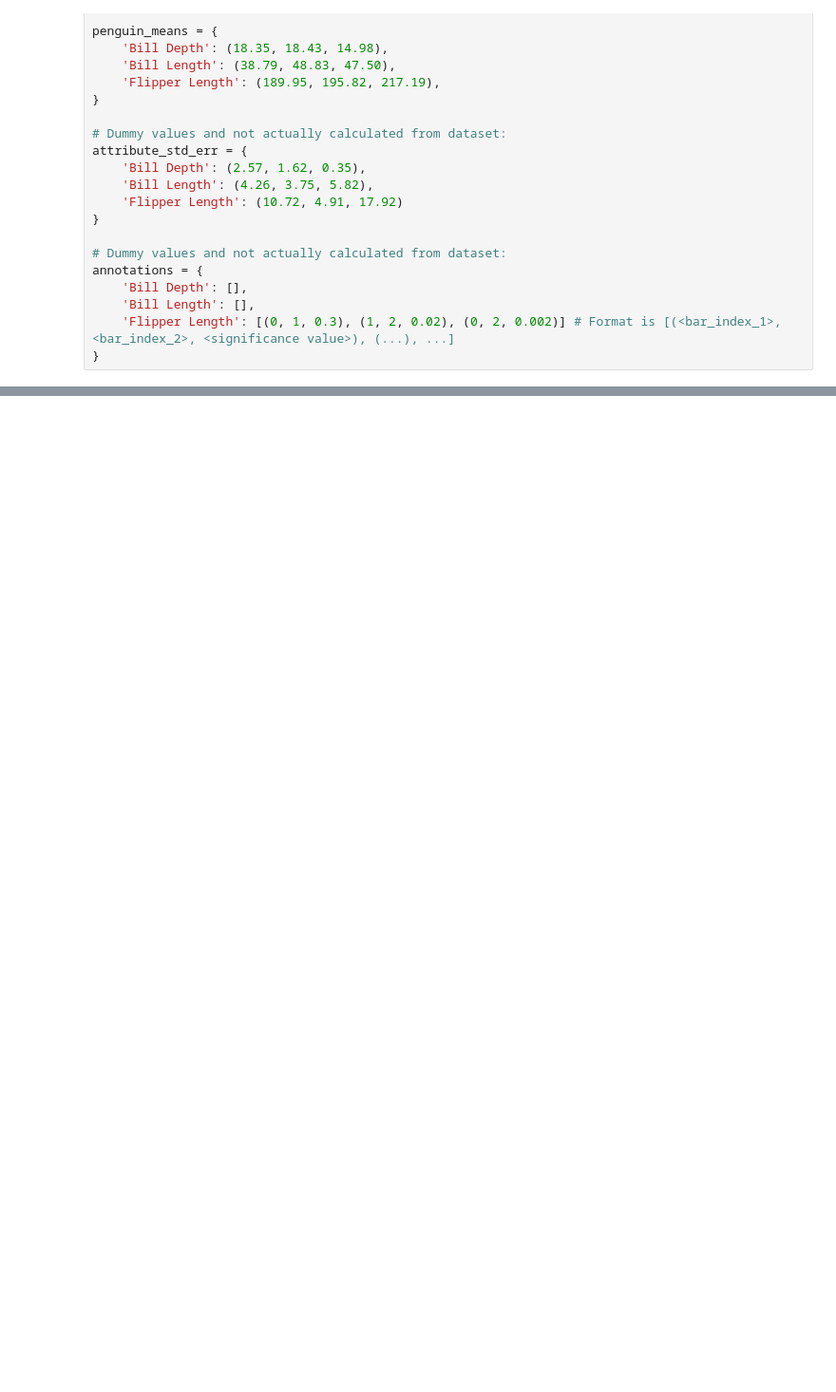
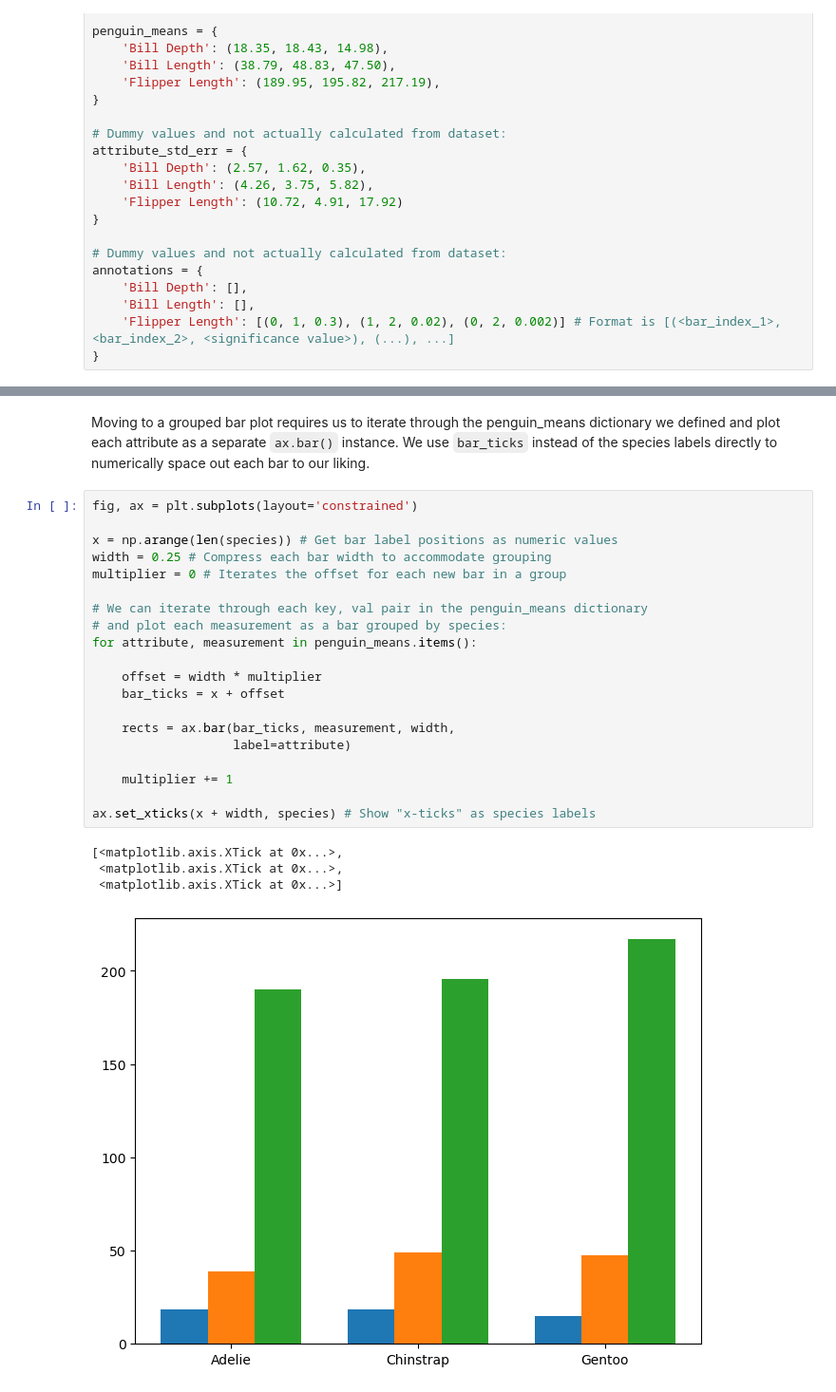
Before and after one commit to jkantorow/nucommlab-datavis-workshop, a Jupyter notebook: day-2/d_grouped_bar_with_star_sig.ipynb, the cells around one changed output, grey strips where cells are left out. Shown at 95% size. Drawn from its saved outputs; the diff is of its cells as text; blank space fills up the shorter version.

```diff
--- a/day-2/d_grouped_bar_with_star_sig.ipynb
+++ b/day-2/d_grouped_bar_with_star_sig.ipynb
@@ -71,0 +47,27 @@ ax.set_ylim(0, 350)
+# %% [markdown]
+Moving to a grouped bar plot requires us to iterate through the penguin_means dictionary we defined and plot each attribute as a separate `ax.bar()` instance. We use `bar_ticks` instead of the species labels directly to numerically space out each bar to our liking.
+# %%
+fig, ax = plt.subplots(layout='constrained')
+
+x = np.arange(len(species)) # Get bar label positions as numeric values
+width = 0.25 # Compress each bar width to accommodate grouping
+multiplier = 0 # Iterates the offset for each new bar in a group
+
+# We can iterate through each key, val pair in the penguin_means dictionary
+# and plot each measurement as a bar grouped by species:
+for attribute, measurement in penguin_means.items():
+
+    offset = width * multiplier
+    bar_ticks = x + offset
+
+    rects = ax.bar(bar_ticks, measurement, width,
+                   label=attribute)
+
+    multiplier += 1
+
+ax.set_xticks(x + width, species) # Show "x-ticks" as species labels
+# %% [output]
+[<matplotlib.axis.XTick at 0x...>,
+ <matplotlib.axis.XTick at 0x...>,
+ <matplotlib.axis.XTick at 0x...>]
+[figure, added]
```
Also changed, not shown: parts of 18 cells of this notebook.
